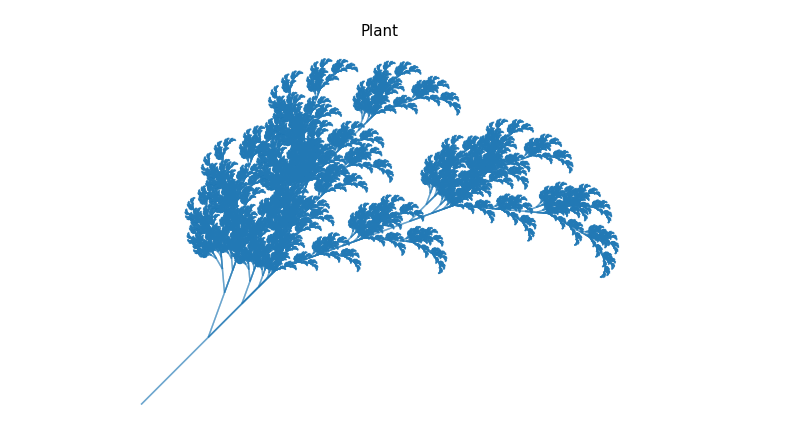
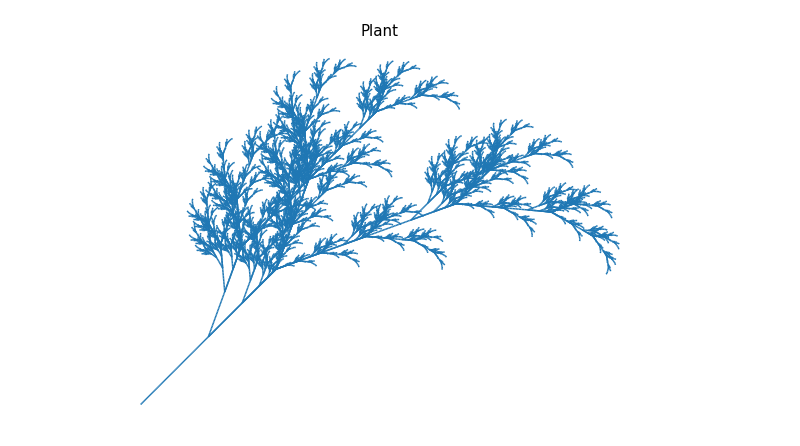
Before and after one commit to RonnyGuevara/Fractal_Images, a Jupyter notebook: TP6/TP6_FI.ipynb, the cells around one changed output. Drawn from its saved outputs; the diff is of its cells as text; code cells hidden in the pictures.

```diff
--- a/TP6/TP6_FI.ipynb
+++ b/TP6/TP6_FI.ipynb
@@ -66,10 +67,10 @@ def draw_L(num):
 from google.colab import widgets
 #@title Seleccione la gráfica { run: "auto" }
 Option = 'Plant' #@param ["Koch","Dragon","Triangle","Plant","Hilbert","Sierpinski"]
-iterations = 10 #@param {type:"slider", min:1, max:12, step:1}
+iterations = 7 #@param {type:"slider", min:1, max:12, step:1}
 rules = [
     {
-        "F":"F+F--F+F", "S":"F",
+        "F":"F-F++F-F", "S":"F",
         "direct":180,
         "angle":60,
         "iter":iterations,
@@ -97,31 +98,31 @@ rules = [
         "title":"Plant"
     },
     {
         "S":"X", "X":"-YF+XFX+FY-", "Y":"+XF-YFY-FX+",
         "direct":0,
         "angle":90,
         "iter":iterations,
         "title":"Hilbert"
     },
     {
         "S":"L--F--L--F", "L":"+R-F-R+", "R":"-L+F+L-",
         "direct":0,
         "angle":45,
         "iter":iterations,
         "title":"Sierpinski"
     },
 ]
 if Option == 'Koch':
   draw_L(0)
 if Option == 'Dragon':
   draw_L(1)
 if Option == 'Triangle':
   draw_L(2)
 if Option == 'Plant':
   draw_L(3)
 if Option == 'Hilbert':
   draw_L(4)
 if Option == 'Sierpinski':
   draw_L(5)
 # %% [output]
-[figure, old version]
+[figure, new version]
```
Also changed, not shown: parts of 1 cell of this notebook.
